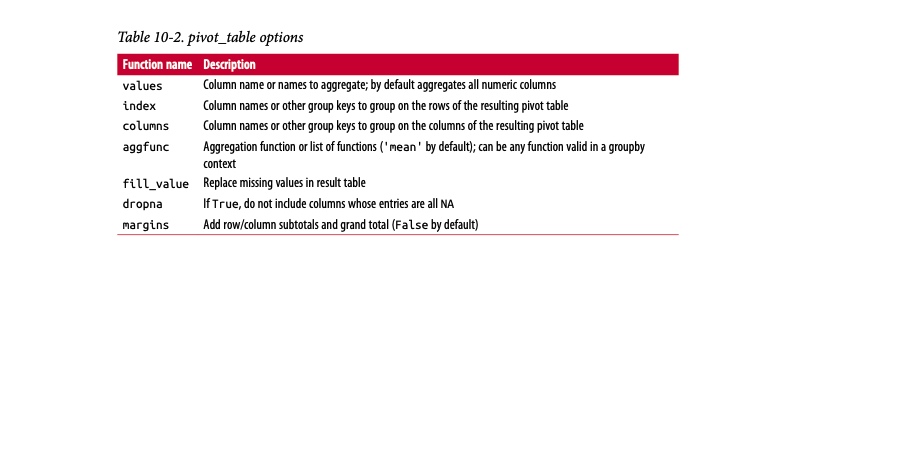
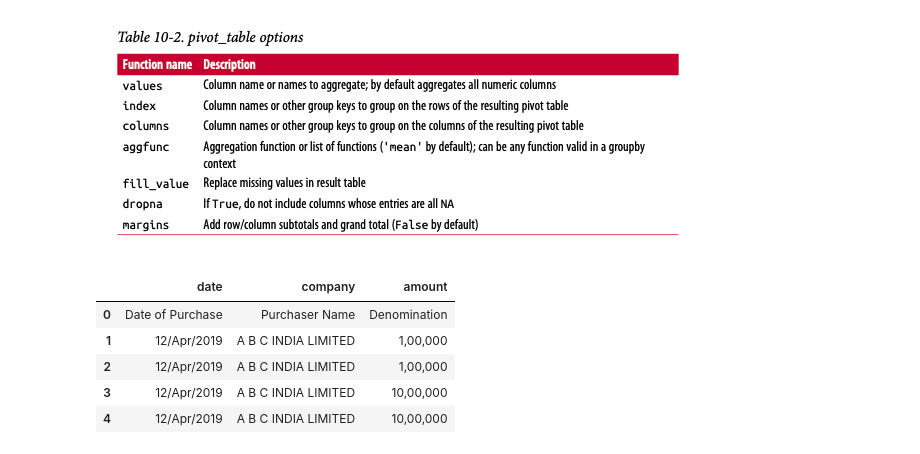
Before and after one commit to SaurVer/My_python_journey, a Jupyter notebook: Assignment_1/Python for Data Analysis by Wes mikkney/Chapter 10: Data Aggregation and Group Operations.ipynb, the cells around one changed output. Cells and saved outputs as stored; diff of their text form; code cells hidden in the pictures; blank space fills up the shorter version.

```diff
--- a/Assignment_1/Python for Data Analysis by Wes mikkney/Chapter 10: Data Aggregation and Group Operations.ipynb
+++ b/Assignment_1/Python for Data Analysis by Wes mikkney/Chapter 10: Data Aggregation and Group Operations.ipynb
@@ -1109,0 +1132,22 @@ tip_data.pivot_table(index=['day', 'time'], values=['tip_percent', 'tip'], colum
+# %%
+import pdfplumber
+import pandas as pd
+
+# Open the PDF file
+with pdfplumber.open("/Users/saurabhverma/Downloads/JAt4Fk7jM7-2.pdf") as pdf:
+    # Initialize an empty list to store extracted tables
+    tables = []
+
+    # Extract tables from each page of the PDF
+    for page in pdf.pages:
+        # Extract table from the current page
+        table = page.extract_table()
+        if table:
+            # Append the extracted table to the list
+            tables.append(table)
+
+# Convert the extracted tables into pandas DataFrames
+df_purchaser = [pd.DataFrame(table) for table in tables]
+
+# Now, dfs contains a list of pandas DataFrames, each DataFrame representing a table from the PDF
+# You can further process or concatenate these DataFrames as needed
@@ -1109,0 +1156,14 @@ tip_data.pivot_table(index=['day', 'time'], values=['tip_percent', 'tip'], colum
+# %%
+purchaser= pd.DataFrame(columns= ['date', 'company', 'amount'])
+for df in df_purchaser:
+    df.columns=['date', 'company', 'amount']
+    purchaser=pd.concat([purchaser,df], axis=0)
+
+purchaser.head()
+# %% [output]
+|  | date | company | amount |
+| 0 | Date of Purchase | Purchaser Name | Denomination |
+| 1 | 12/Apr/2019 | A B C INDIA LIMITED | 1,00,000 |
+| 2 | 12/Apr/2019 | A B C INDIA LIMITED | 1,00,000 |
+| 3 | 12/Apr/2019 | A B C INDIA LIMITED | 10,00,000 |
+| 4 | 12/Apr/2019 | A B C INDIA LIMITED | 10,00,000 |
```
Also changed, not shown: parts of 13 cells of this notebook.
